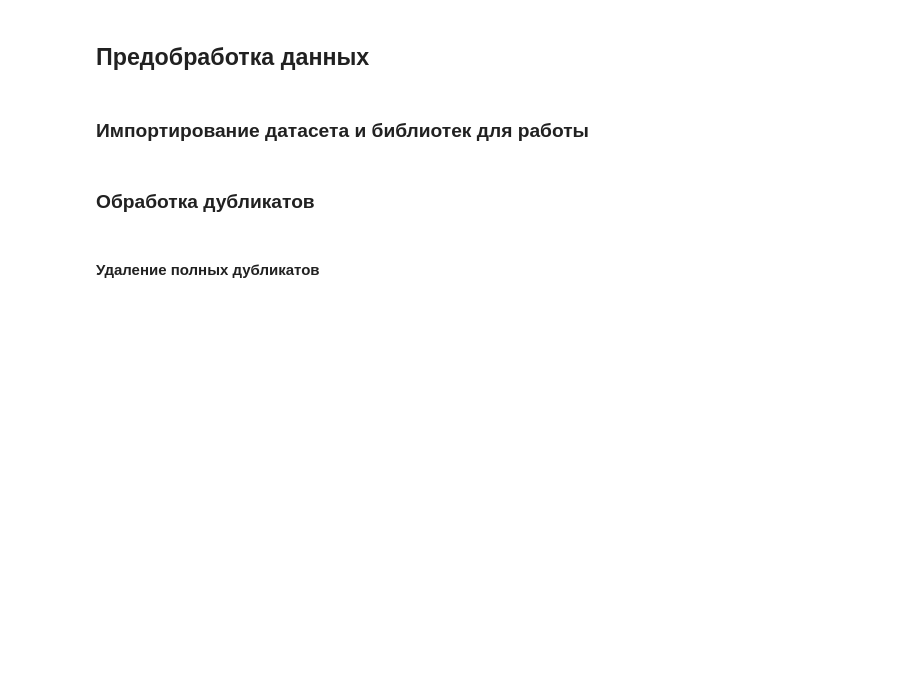
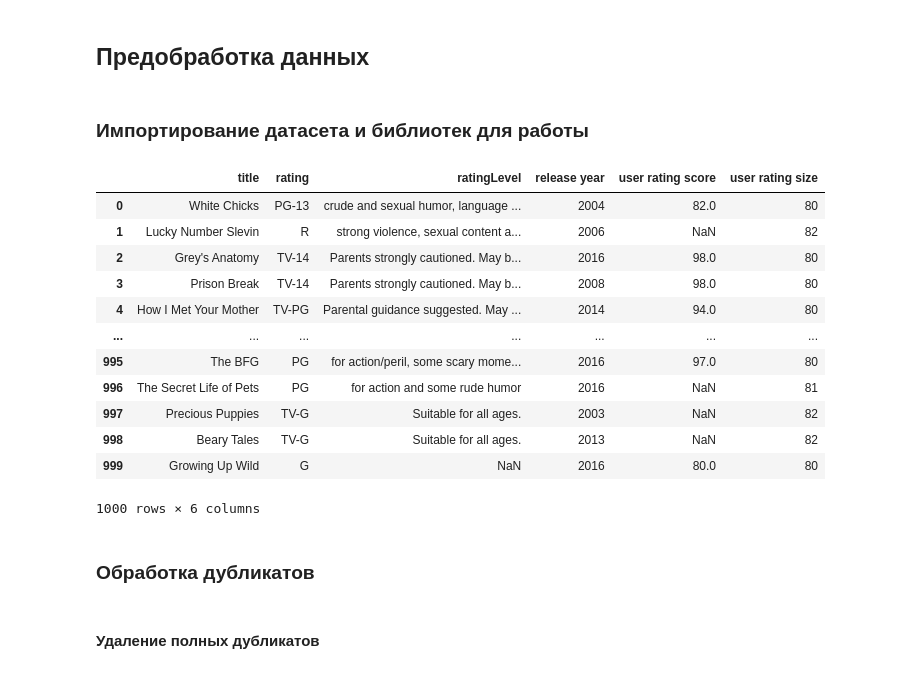
Before and after one commit to dtamendarov/MDS-EDA_Netflix, a Jupyter notebook: 01. Обработка данных.ipynb, the cells around one changed output. Drawn from its saved outputs; the diff is of its cells as text; code cells hidden in the pictures; blank space fills up the shorter version.

```diff
--- a/01. Обработка данных.ipynb
+++ b/01. Обработка данных.ipynb
@@ -54,16 +54,27 @@ user rating score - оценка пользователей.
 # %%
 import pandas as pd
 import numpy as np
-from google.colab import drive
 from dotenv import load_dotenv
-import plotly.express as px
 import os
 load_dotenv()
 api_key = os.getenv("API_KEY")
-drive.mount('/content/drive')
-data = pd.read_excel("/content/drive/MyDrive/RAD/NetflixShows.xlsx")
+data = pd.read_excel("NetflixShows.xlsx")
 del data['ratingDescription']
 data
+# %% [output]
+|  | title | rating | ratingLevel | release year | user rating score | user rating size |
+| 0 | White Chicks | PG-13 | crude and sexual humor, language ... | 2004 | 82.0 | 80 |
+| 1 | Lucky Number Slevin | R | strong violence, sexual content a... | 2006 | NaN | 82 |
+| 2 | Grey's Anatomy | TV-14 | Parents strongly cautioned. May b... | 2016 | 98.0 | 80 |
+| 3 | Prison Break | TV-14 | Parents strongly cautioned. May b... | 2008 | 98.0 | 80 |
+| 4 | How I Met Your Mother | TV-PG | Parental guidance suggested. May ... | 2014 | 94.0 | 80 |
+| ... | ... | ... | ... | ... | ... | ... |
+| 995 | The BFG | PG | for action/peril, some scary mome... | 2016 | 97.0 | 80 |
+| 996 | The Secret Life of Pets | PG | for action and some rude humor | 2016 | NaN | 81 |
+| 997 | Precious Puppies | TV-G | Suitable for all ages. | 2003 | NaN | 82 |
+| 998 | Beary Tales | TV-G | Suitable for all ages. | 2013 | NaN | 82 |
+| 999 | Growing Up Wild | G | NaN | 2016 | 80.0 | 80 |
+1000 rows × 6 columns
 # %% [markdown]
 ### Обработка дубликатов
 # %% [markdown]
```
Also changed, not shown: parts of 32 cells of this notebook, 2 other files.
